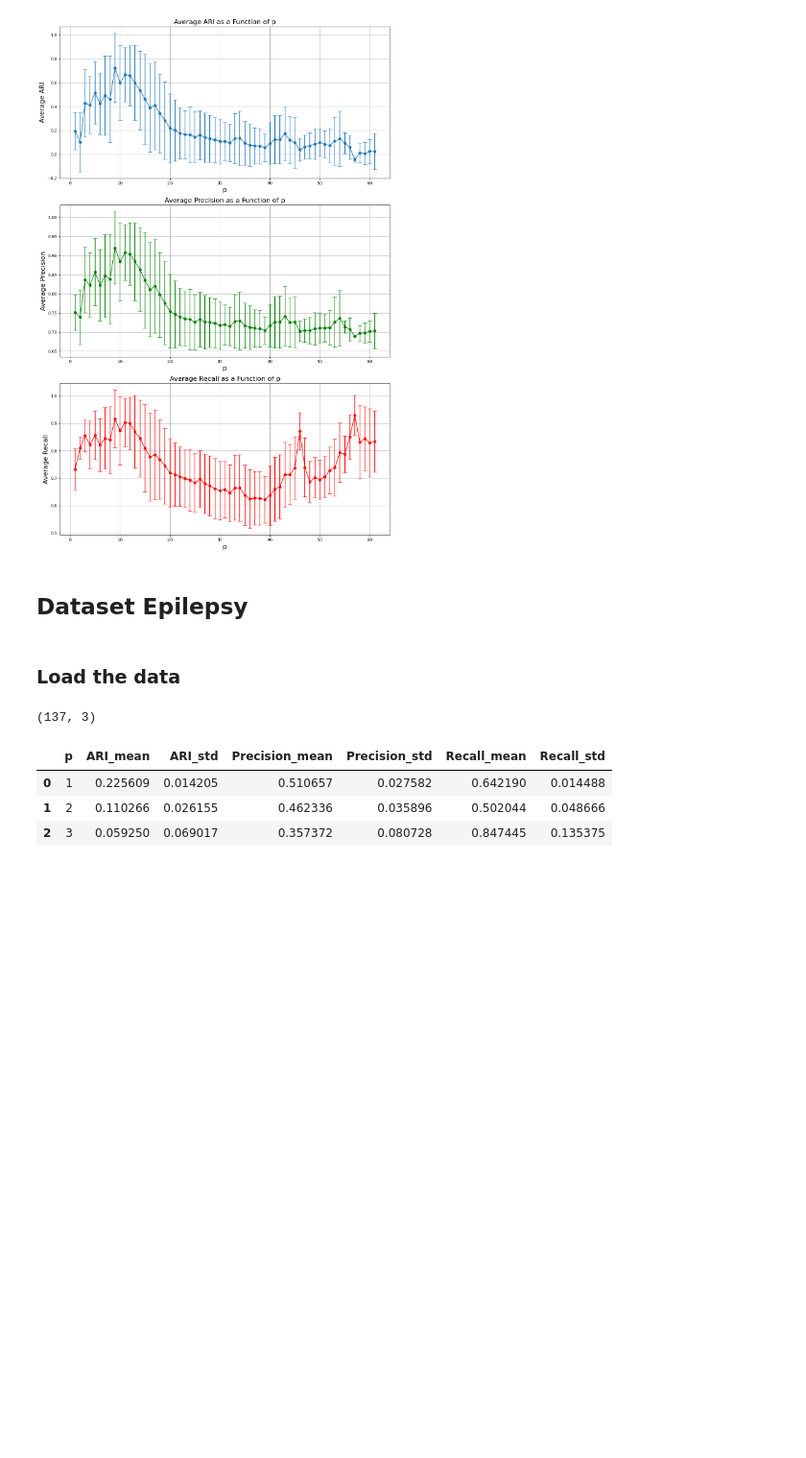
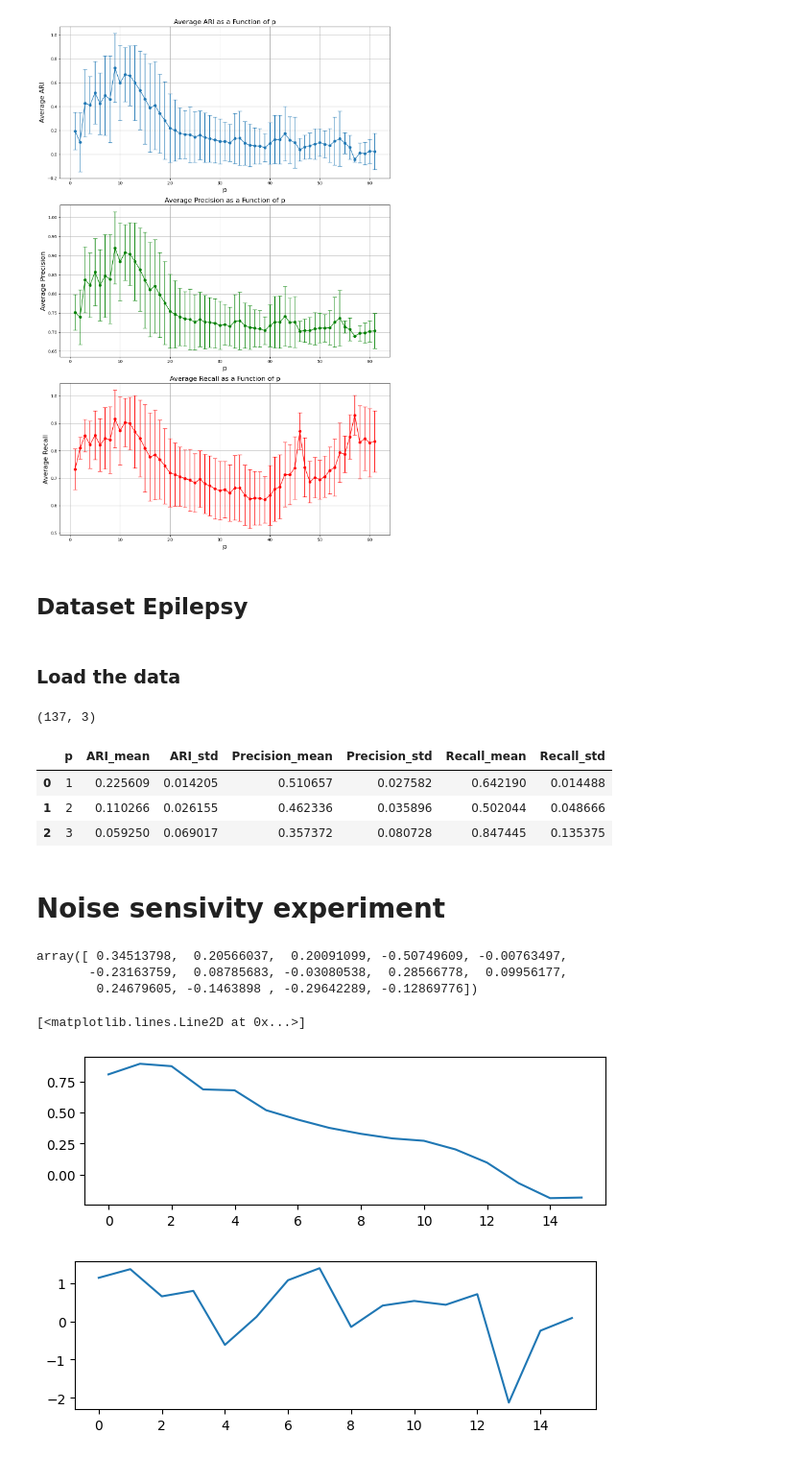
Before and after one commit to Clement-W/Time-Series-Mc2PCA, a Jupyter notebook: experiments.ipynb, the cells around one changed output. Shown: that part at 96% size. Drawn from its saved outputs; the diff is of its cells as text; code cells hidden in the pictures; blank space fills up the shorter version.

Commit message:
Finalize  experiments notebook and merge with sensivity notebook

```diff
--- a/experiments.ipynb
+++ b/experiments.ipynb
@@ -398,3 +393,38 @@ df
 | 0 | 1 | 0.225609 | 0.014205 | 0.510657 | 0.027582 | 0.642190 | 0.014488 |
 | 1 | 2 | 0.110266 | 0.026155 | 0.462336 | 0.035896 | 0.502044 | 0.048666 |
 | 2 | 3 | 0.059250 | 0.069017 | 0.357372 | 0.080728 | 0.847445 | 0.135375 |
+# %% [markdown]
+# Noise sensivity experiment
+# %%
+X_test, y_test = load_japanese_vowels(return_X_y=True, split="train")
+X_train, y_train = load_japanese_vowels(return_X_y=True, split="test")
+np.random.seed(0)
+# # shuffle rows
+X_train = X_train.sample(frac=1)
+y_train = y_train[X_train.index]
+# %%
+Epsilon = np.empty_like(X_train)
+for i in range(Epsilon.shape[0]):
+    for j in range(Epsilon.shape[1]):
+        moy = X_train.iloc[i,j].mean()
+        Epsilon[i, j] = moy*np.random.randn(len(X_train.iloc[i,j]))
+        # normal dist of std moy
+
+Epsilon[0,0]
+# %% [output]
+array([ 0.34513798,  0.20566037,  0.20091099, -0.50749609, -0.00763497,
+       -0.23163759,  0.08785683, -0.03080538,  0.28566778,  0.09956177,
+        0.24679605, -0.1463898 , -0.29642289, -0.12869776])
+# %%
+# add noise to X_train
+fact=3
+X_train_noised = X_train + fact*Epsilon
+# %%
+plt.figure(figsize=(7, 2))
+plt.plot(X_train.iloc[5,0], label = "Original")
+plt.figure(figsize=(7, 2))
+plt.plot(X_train_noised.iloc[5,0], label = "Noised")
+# %% [output]
+[<matplotlib.lines.Line2D at 0x...>]
+[figure, added]
+[figure, added]
```
Also changed, not shown: parts of 18 cells of this notebook, 1 other file.
